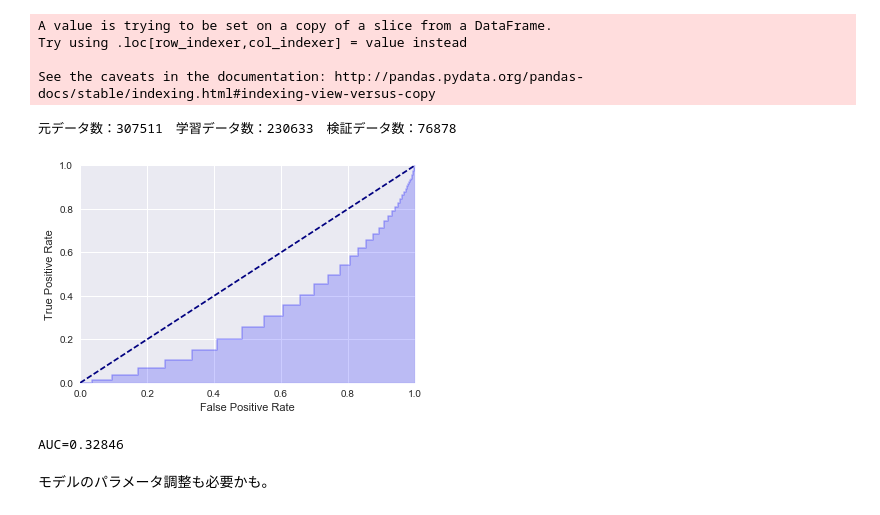
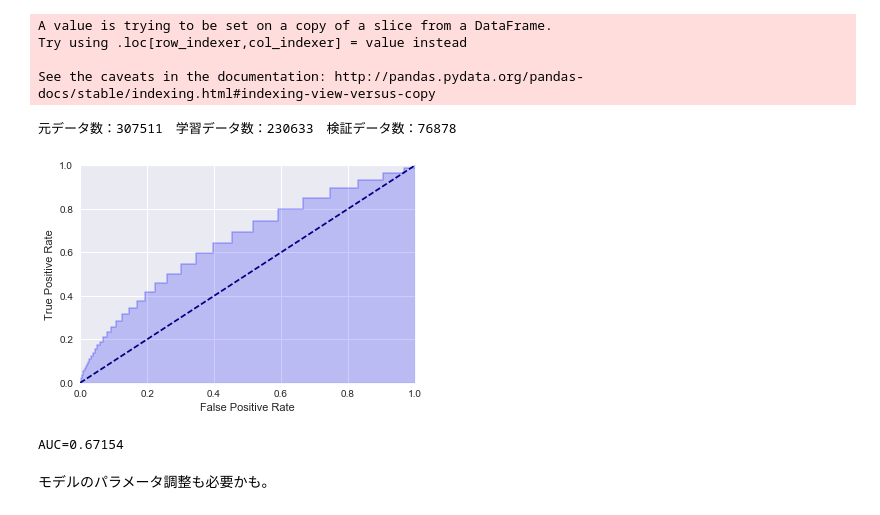
Before and after one commit to ns5849/diveintocode-ml, a Jupyter notebook: week4/week4-session1.ipynb, the cells around one changed output. Drawn from its saved outputs; the diff is of its cells as text; code cells hidden in the pictures.

```diff
--- a/week4/week4-session1.ipynb
+++ b/week4/week4-session1.ipynb
@@ -149,7 +153,7 @@ def pipline(model, data, target_value, feature_value, positive_label, normalizat
     result = model.predict_proba(test_feature)
 
     #rocを計算
-    fpr, tpr, thresholds = metrics.roc_curve(test_target.reshape(-1), result[:,0], pos_label=positive_label)
+    fpr, tpr, thresholds = metrics.roc_curve(test_target, result[:,1], pos_label=positive_label)
     #rocをplot
     if plot == True:
         plt.step(fpr, tpr, color='b', alpha=0.2, where='post')
@@ -247,16 +251,16 @@ See the caveats in the documentation: http://pandas.pydata.org/pandas-docs/stabl
 # %%
 from sklearn.ensemble import RandomForestClassifier
 from sklearn.neighbors import KNeighborsClassifier
 
 #clf = KNeighborsClassifier(n_neighbors=5)
 clf = RandomForestClassifier(n_estimators=100, max_depth=120, random_state=40)
-fpr, tpr, thresholds = pipline(clf, pd_reducted_train_data, "TARGET", selected_feature_name, 1, False)
+result, fpr, tpr, thresholds = pipline(clf, pd_reducted_train_data, "TARGET", selected_feature_name, 1, False)
 
 print("AUC={:.5f}".format(metrics.auc(fpr, tpr)))
 # %% [output]
 元データ数：307511　学習データ数：230633　検証データ数：76878
-[figure, old version]
+[figure, new version]
-AUC=0.32846
+AUC=0.67154
 # %% [markdown]
 モデルのパラメータ調整も必要かも。
 # %% [markdown]
```
Also changed, not shown: parts of 56 cells of this notebook.
